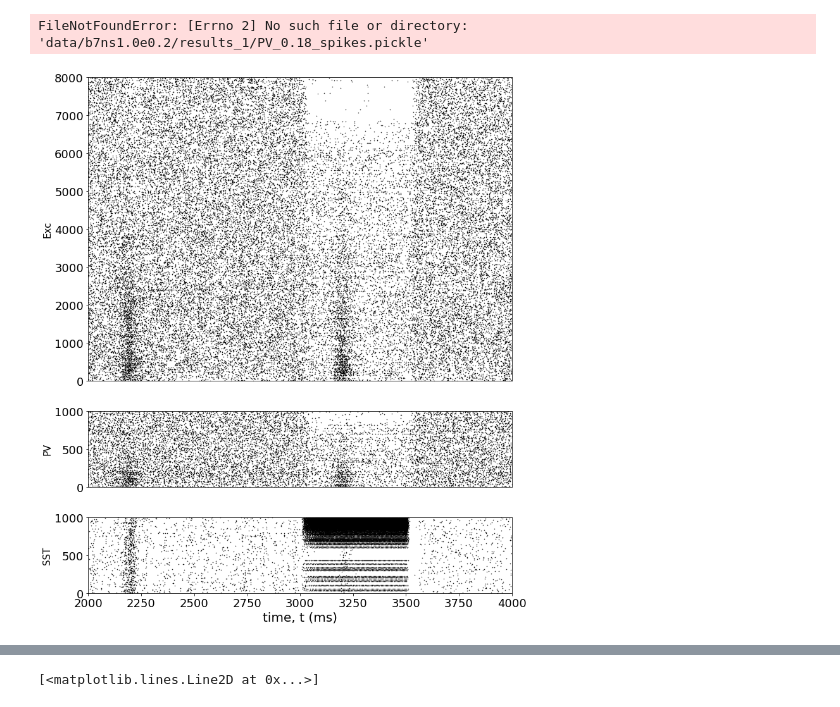
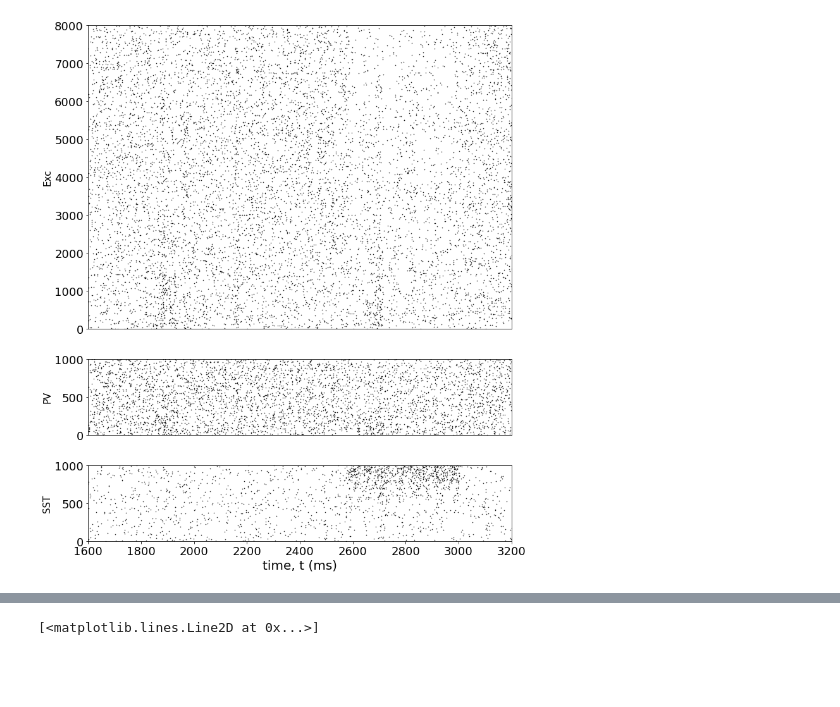
Before and after one commit to HChoiLab/CellTypeCircuit, a Jupyter notebook: newCode/plot rasters.ipynb, the cells around one changed output, grey strips where cells are left out. Drawn from its saved outputs; the diff is of its cells as text; code cells hidden in the pictures; blank space fills up the shorter version.

```diff
--- a/newCode/plot rasters.ipynb
+++ b/newCode/plot rasters.ipynb
@@ -239,12 +242,3 @@ def get_stmap(all_spikes, all_positions):
                 sst_stim[xbin,tbin] += 1
 
     return exc_ctrl, exc_stim, pv_ctrl, pv_stim, sst_ctrl, sst_stim
-# %%
-simname = 'b7ns1.0e0.2'
-with open(f'data/{simname}/results_1/PV_0.18_spikes.pickle','rb') as f:
-    all_spikes = pickle.load(f)
-with open(f'data/{simname}/results_1/PV_0.18_positions.pickle','rb') as f:
-    all_positions = pickle.load(f)
-plot_raster(all_spikes, all_positions, tmin = 0, tmax = 2000)
-# %% [output]
-FileNotFoundError: [Errno 2] No such file or directory: 'data/b7ns1.0e0.2/results_1/PV_0.18_spikes.pickle'
@@ -251,12 +291,16 @@ FileNotFoundError: [Errno 2] No such file or directory: 'data/b7ns1.0e0.2/result
 # %%
 # simname = 'lb8ns1.0e0.2'
-simname = 'v2base'
+simname = 'lb8_a0.02_pf0.2'
+simname = 'v3_19_n1.0_w1.0'
+simname = 'v3_lb8_p0.3'
+simname = 'v4d_a0.02_pf0.3'
+# simname = 'v3_11_ee0.02'
 stim = 'SOM'
-cont = 0.18
+cont = 0.33
 with open(f'data/{simname}/results_1/%s_%s_spikes.pickle'%(stim, cont),'rb') as f:
     all_spikes = pickle.load(f)
 with open(f'data/{simname}/results_1/%s_%s_positions.pickle'%(stim, cont),'rb') as f:
     all_positions = pickle.load(f)
-plot_raster(all_spikes, all_positions, tmin = 2000, tmax = 4000)
+plot_raster(all_spikes, all_positions, tmin = 1600, tmax = 3200)
 # %% [output]
-[figure, old version]
+[figure, new version]
```
Also changed, not shown: parts of 22 cells of this notebook, 4 other files.
